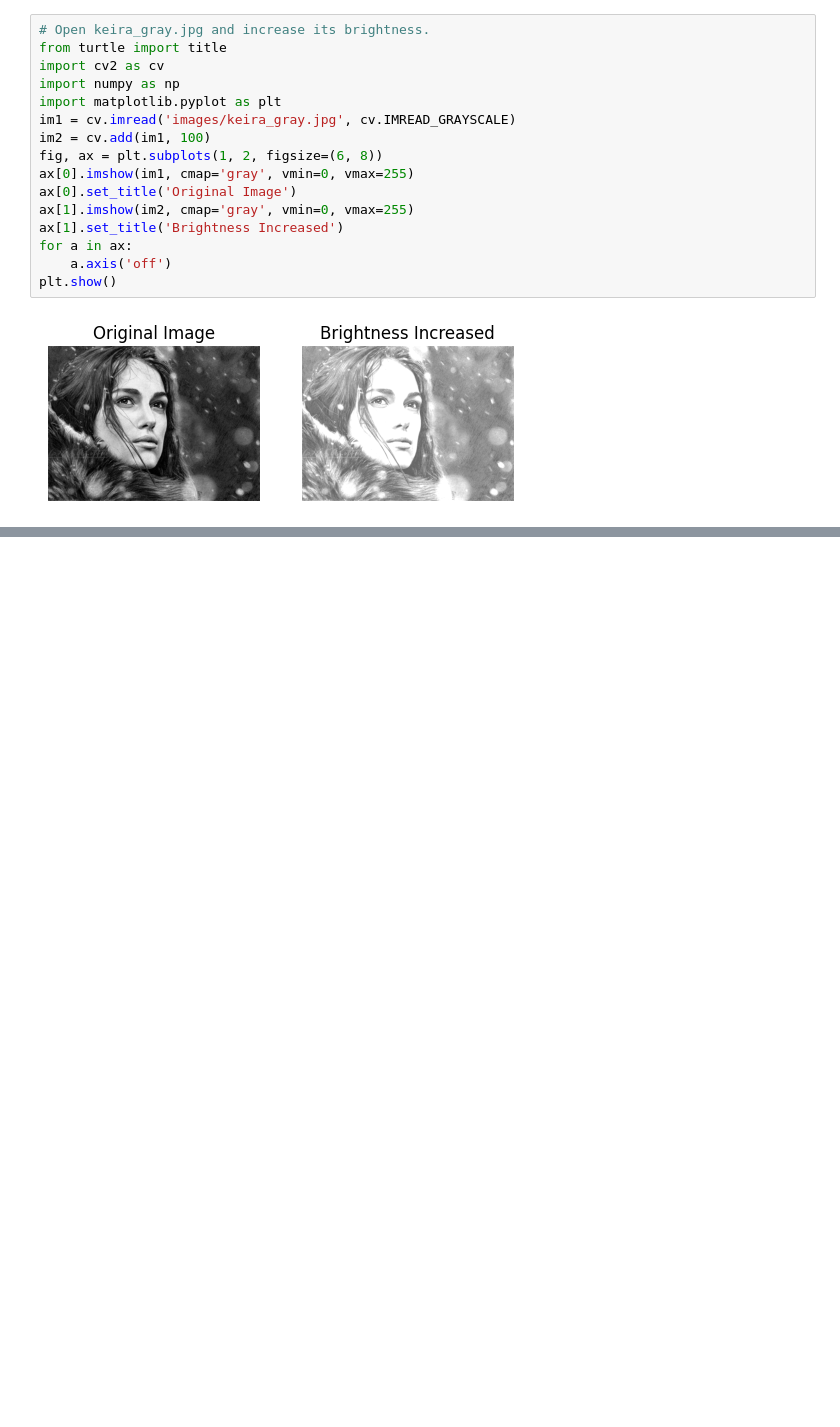
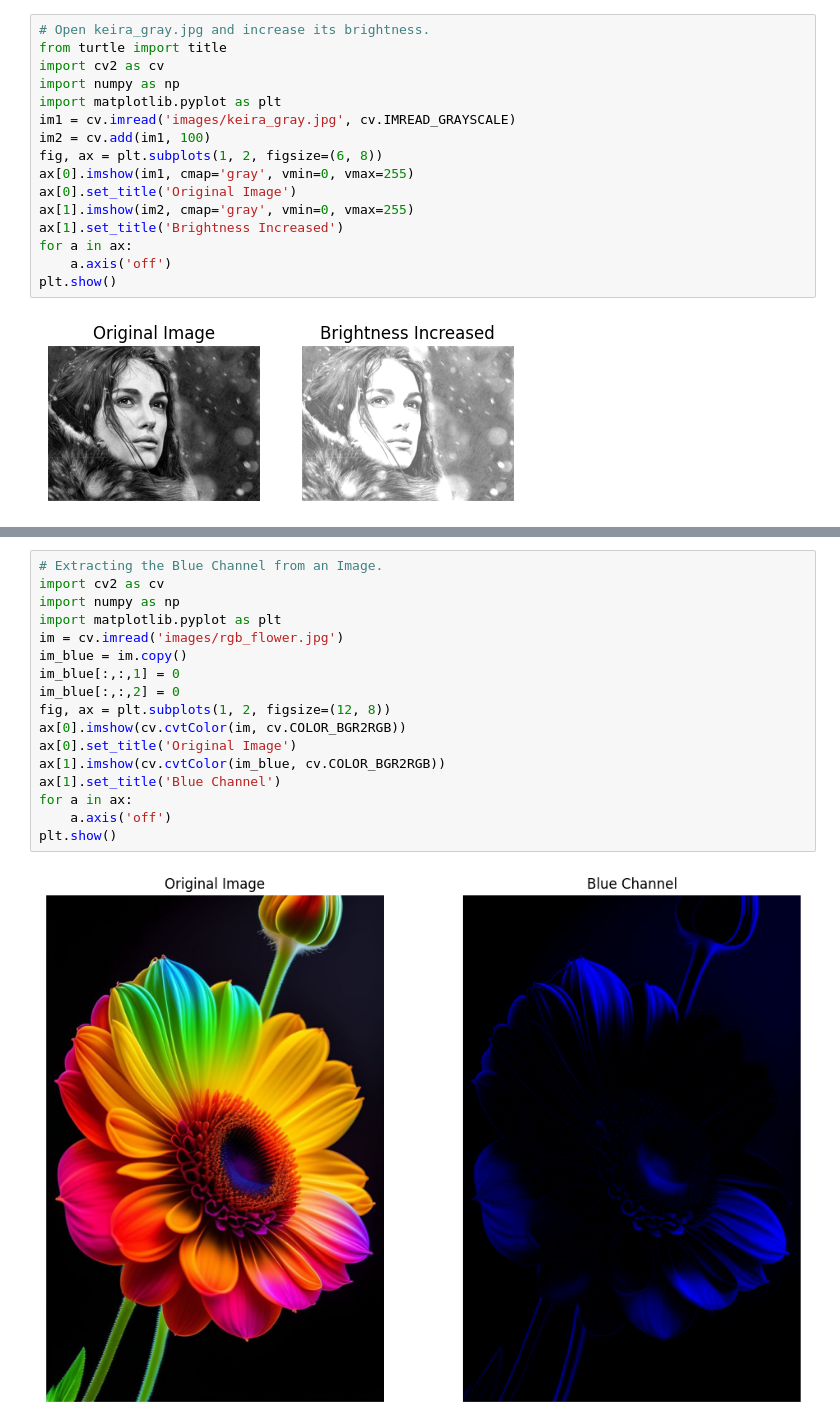
Before and after one commit to neocodered/EN3160_Image_Processing_and_Machine_Vision, a Jupyter notebook: image_basics.ipynb, the cells around one changed output, grey strips where cells are left out. Cells and saved outputs as stored; diff of their text form; blank space fills up the shorter version.

```diff
--- a/image_basics.ipynb
+++ b/image_basics.ipynb
@@ -82,0 +101,19 @@ plt.show()
+# %%
+# Extracting the Blue Channel from an Image.
+import cv2 as cv
+import numpy as np
+import matplotlib.pyplot as plt
+im = cv.imread('images/rgb_flower.jpg')
+im_blue = im.copy()
+im_blue[:,:,1] = 0
+im_blue[:,:,2] = 0
+fig, ax = plt.subplots(1, 2, figsize=(12, 8))
+ax[0].imshow(cv.cvtColor(im, cv.COLOR_BGR2RGB))
+ax[0].set_title('Original Image')
+ax[1].imshow(cv.cvtColor(im_blue, cv.COLOR_BGR2RGB))
+ax[1].set_title('Blue Channel')
+for a in ax:
+    a.axis('off')
+plt.show()
+# %% [output]
+[figure, added]
```
Also changed, not shown: parts of 8 cells of this notebook, 2 other files.
